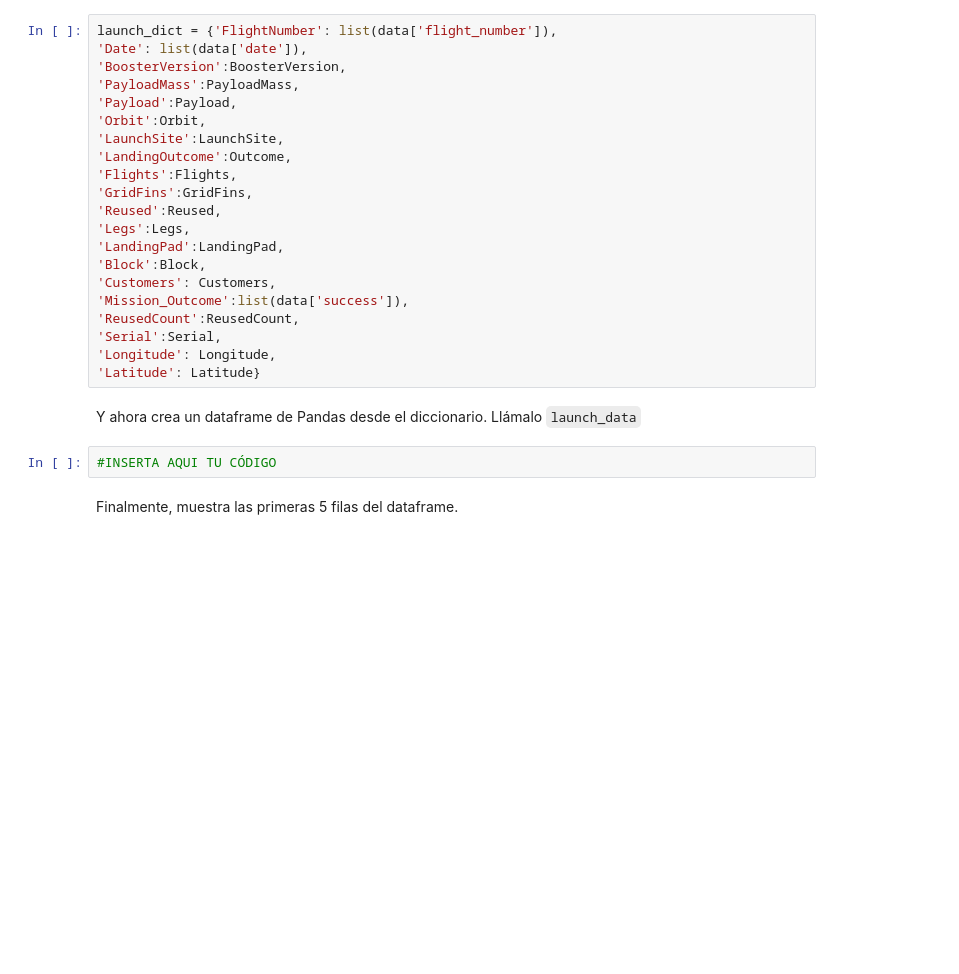
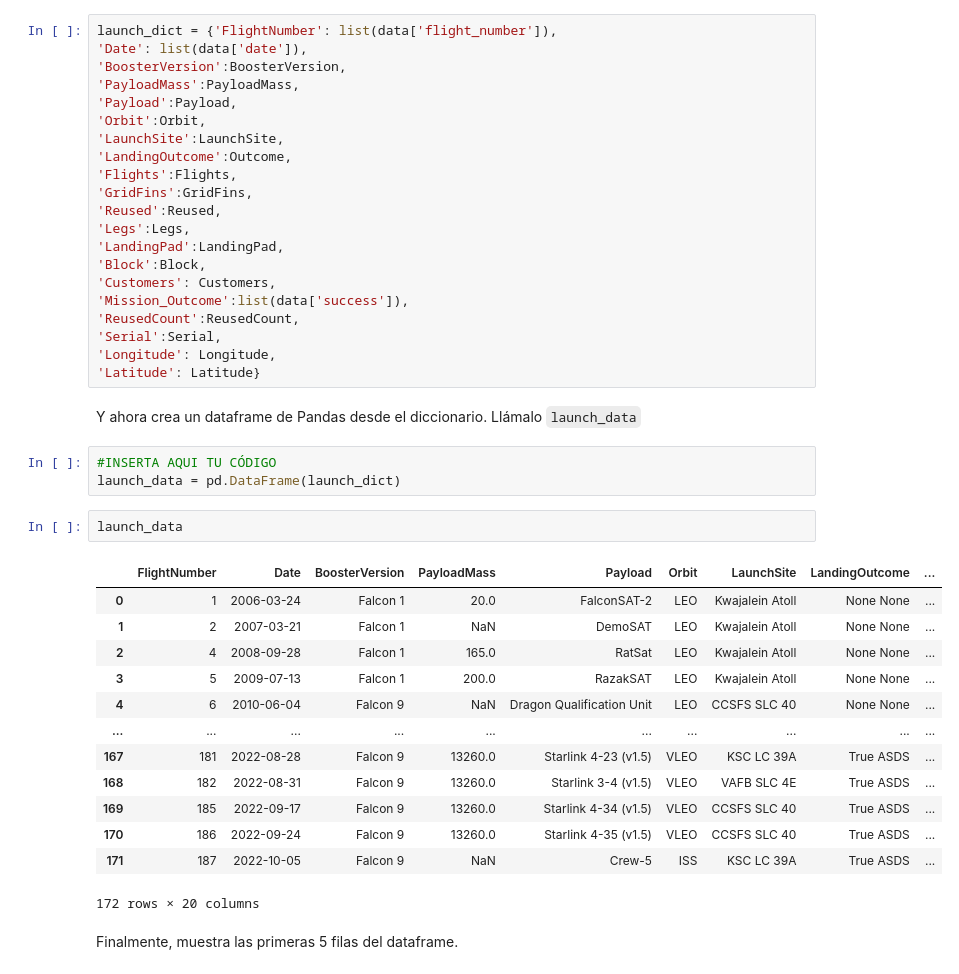
Before and after one commit to MiraMatiuchova/Machine-Learning-Course, a Jupyter notebook: Day2/SpaceX_1_Data_Collection_Api.ipynb, the cells around one changed output. Cells and saved outputs as stored; diff of their text form; blank space fills up the shorter version.

```diff
--- a/Day2/SpaceX_1_Data_Collection_Api.ipynb
+++ b/Day2/SpaceX_1_Data_Collection_Api.ipynb
@@ -277,5 +327,22 @@ launch_dict = {'FlightNumber': list(data['flight_number']),
 Y ahora crea un dataframe de Pandas desde el diccionario. Llámalo `launch_data`
 # %%
 #INSERTA AQUI TU CÓDIGO
+launch_data = pd.DataFrame(launch_dict)
+# %%
+launch_data
+# %% [output]
+|  | FlightNumber | Date | BoosterVersion | PayloadMass | Payload | Orbit | LaunchSite | LandingOutcome | ... |
+| 0 | 1 | 2006-03-24 | Falcon 1 | 20.0 | FalconSAT-2 | LEO | Kwajalein Atoll | None None | ... |
+| 1 | 2 | 2007-03-21 | Falcon 1 | NaN | DemoSAT | LEO | Kwajalein Atoll | None None | ... |
+| 2 | 4 | 2008-09-28 | Falcon 1 | 165.0 | RatSat | LEO | Kwajalein Atoll | None None | ... |
+| 3 | 5 | 2009-07-13 | Falcon 1 | 200.0 | RazakSAT | LEO | Kwajalein Atoll | None None | ... |
+| 4 | 6 | 2010-06-04 | Falcon 9 | NaN | Dragon Qualification Unit | LEO | CCSFS SLC 40 | None None | ... |
+| ... | ... | ... | ... | ... | ... | ... | ... | ... | ... |
+| 167 | 181 | 2022-08-28 | Falcon 9 | 13260.0 | Starlink 4-23 (v1.5) | VLEO | KSC LC 39A | True ASDS | ... |
+| 168 | 182 | 2022-08-31 | Falcon 9 | 13260.0 | Starlink 3-4 (v1.5) | VLEO | VAFB SLC 4E | True ASDS | ... |
+| 169 | 185 | 2022-09-17 | Falcon 9 | 13260.0 | Starlink 4-34 (v1.5) | VLEO | CCSFS SLC 40 | True ASDS | ... |
+| 170 | 186 | 2022-09-24 | Falcon 9 | 13260.0 | Starlink 4-35 (v1.5) | VLEO | CCSFS SLC 40 | True ASDS | ... |
+| 171 | 187 | 2022-10-05 | Falcon 9 | NaN | Crew-5 | ISS | KSC LC 39A | True ASDS | ... |
+172 rows × 20 columns
 # %% [markdown]
 Finalmente, muestra las primeras 5 filas del dataframe.
```
Also changed, not shown: parts of 17 cells of this notebook.
